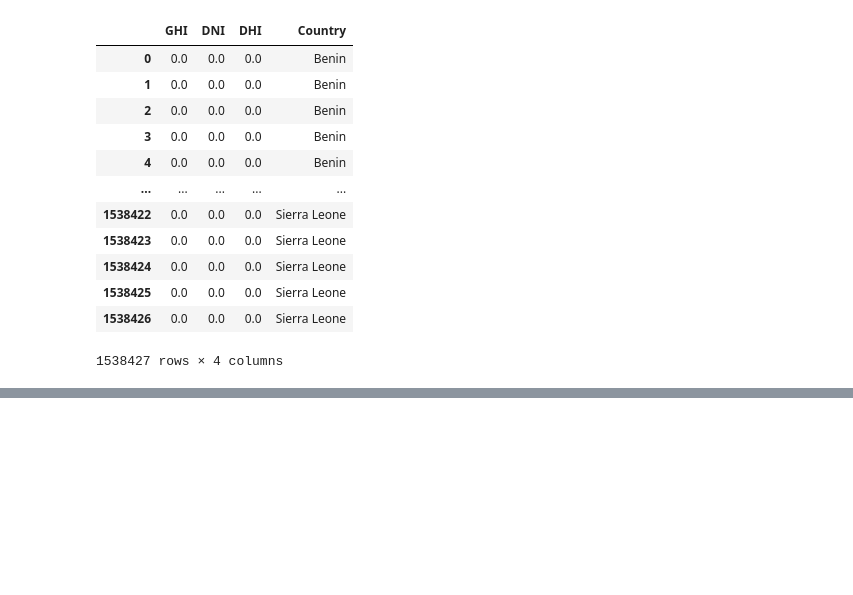
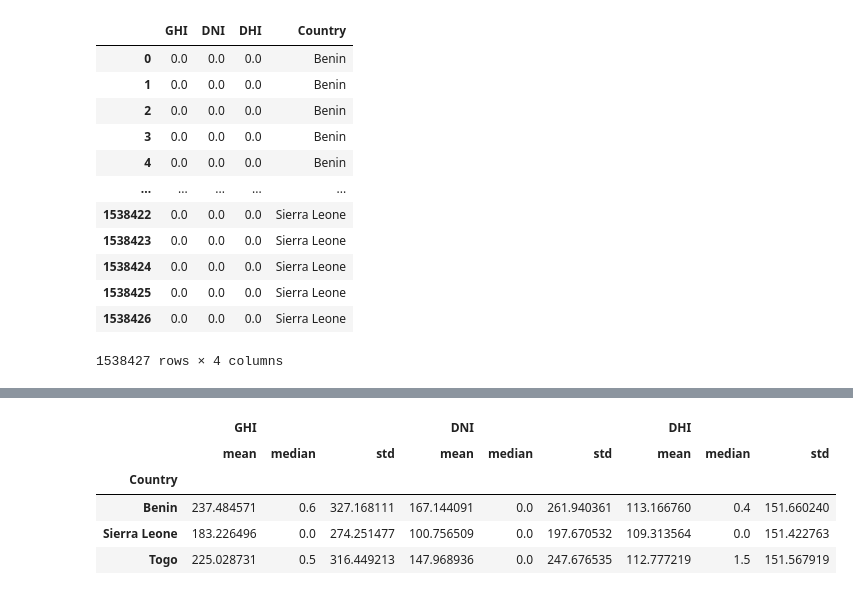
Before and after one commit to abrehamashebir/solar-challenge-week1, a Jupyter notebook: notebooks/compare_countries.ipynb, the cells around one changed output, grey strips where cells are left out. Cells and saved outputs as stored; diff of their text form; code cells hidden in the pictures; blank space fills up the shorter version.

```diff
--- a/notebooks/compare_countries.ipynb
+++ b/notebooks/compare_countries.ipynb
@@ -85,0 +102,12 @@ plt.show()
+# %%
+metric_summary =df.groupby('Country')[metrics].agg(
+    ['mean', 'median','std']
+)
+metric_summary
+# %% [output]
+|  | GHI |  |  | DNI |  |  | DHI |  |  |
+|  | mean | median | std | mean | median | std | mean | median | std |
+| Country |  |  |  |  |  |  |  |  |  |
+| Benin | 237.484571 | 0.6 | 327.168111 | 167.144091 | 0.0 | 261.940361 | 113.166760 | 0.4 | 151.660240 |
+| Sierra Leone | 183.226496 | 0.0 | 274.251477 | 100.756509 | 0.0 | 197.670532 | 109.313564 | 0.0 | 151.422763 |
+| Togo | 225.028731 | 0.5 | 316.449213 | 147.968936 | 0.0 | 247.676535 | 112.777219 | 1.5 | 151.567919 |
```
Also changed, not shown: parts of 6 cells of this notebook.
